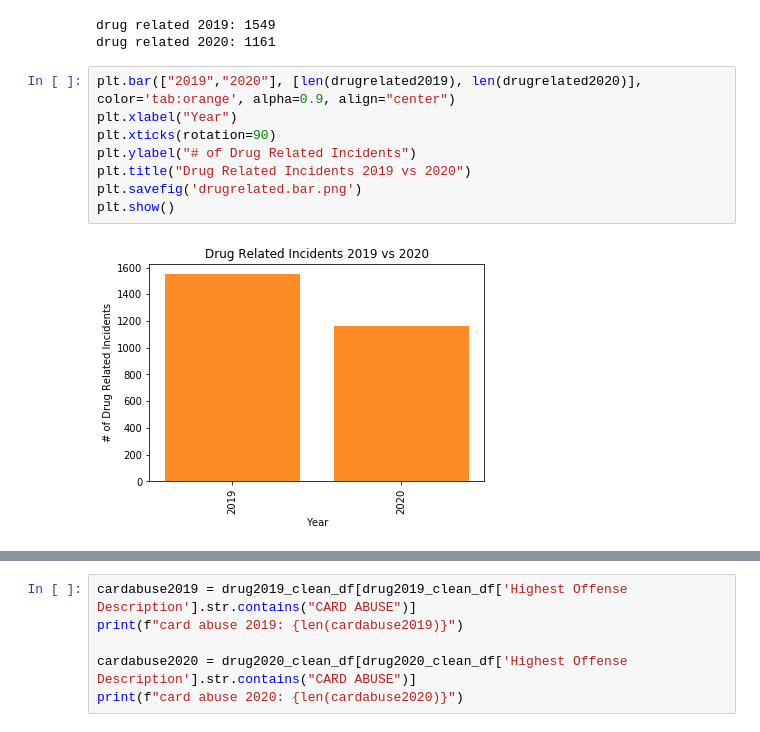
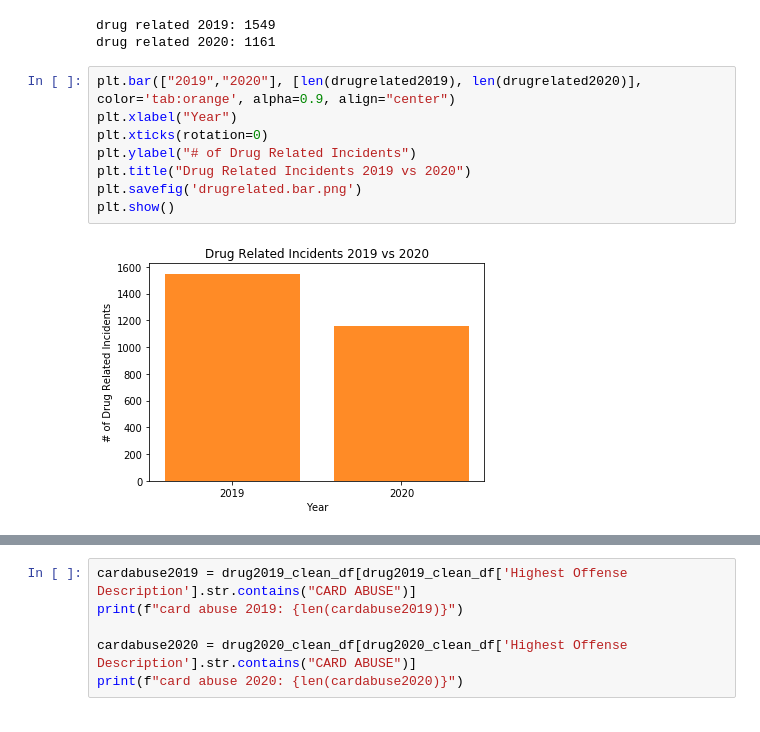
Before and after one commit to ibeth92/Crime_in_the_Time_of_COVID, a Jupyter notebook: ibet.covid.project.ipynb, the cells around one changed output, grey strips where cells are left out. Drawn from its saved outputs; the diff is of its cells as text.

```diff
--- a/ibet.covid.project.ipynb
+++ b/ibet.covid.project.ipynb
@@ -212,11 +212,11 @@ drug related 2020: 1161
 # %%
 plt.bar(["2019","2020"], [len(drugrelated2019), len(drugrelated2020)], color='tab:orange', alpha=0.9, align="center")
 plt.xlabel("Year")
-plt.xticks(rotation=90)
+plt.xticks(rotation=0)
 plt.ylabel("# of Drug Related Incidents")
 plt.title("Drug Related Incidents 2019 vs 2020")
 plt.savefig('drugrelated.bar.png')
 plt.show()
 # %% [output]
-[figure, old version]
+[figure, new version]
 # %%
```
Also changed, not shown: parts of 10 cells of this notebook, 6 other files.
